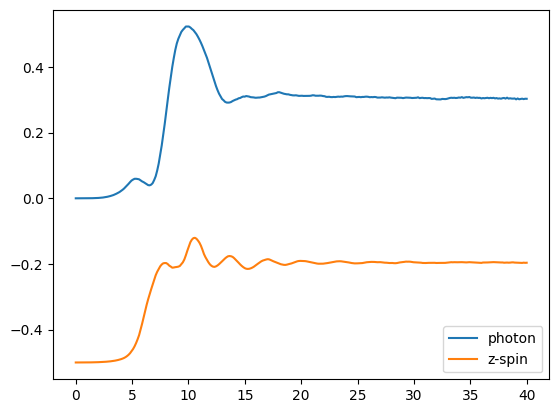
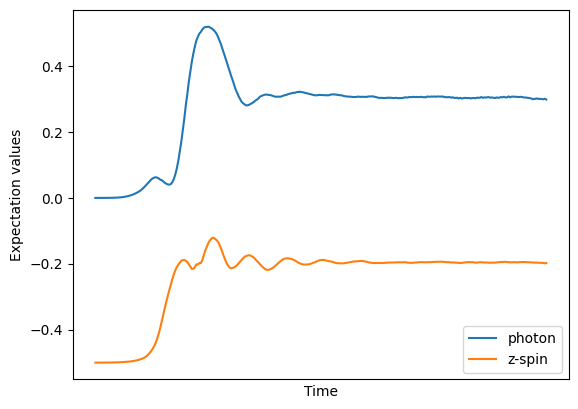
The notebook cell's code change between the first figure and the second:
--- before
+++ after
@@ -3,8 +3,11 @@
 
 photon = data.expect[0].real
-spin = data.expect[2].real
+spin = data.expect[1].real
 
 plt.plot(times, photon / N, label = "photon")
 plt.plot(times, spin / N, label = "z-spin")
+plt.xticks([])
+plt.xlabel("Time")
+plt.ylabel("Expectation values")
 plt.legend(loc = "lower right")
 

Commit: Improve example notebook (graphs + comments)